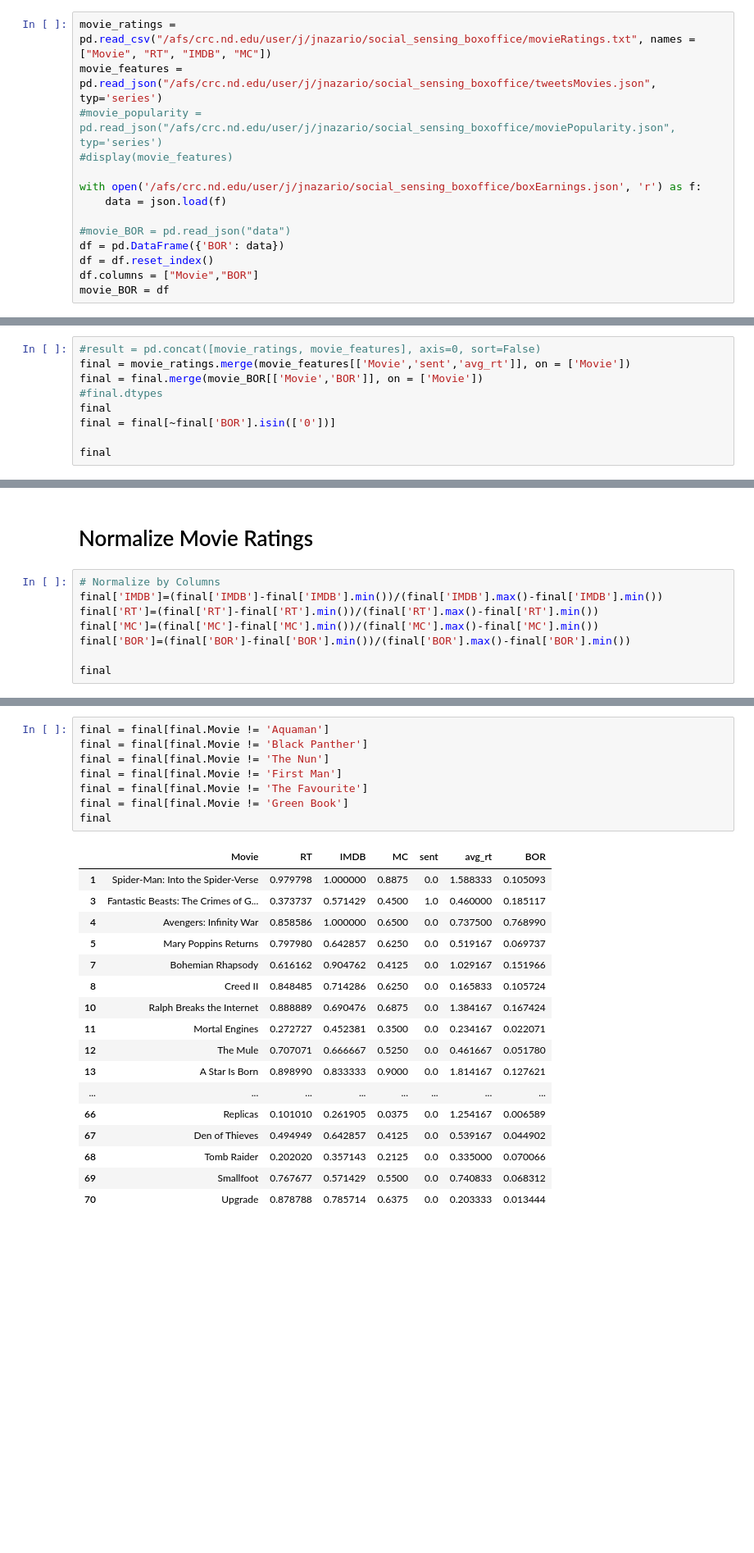
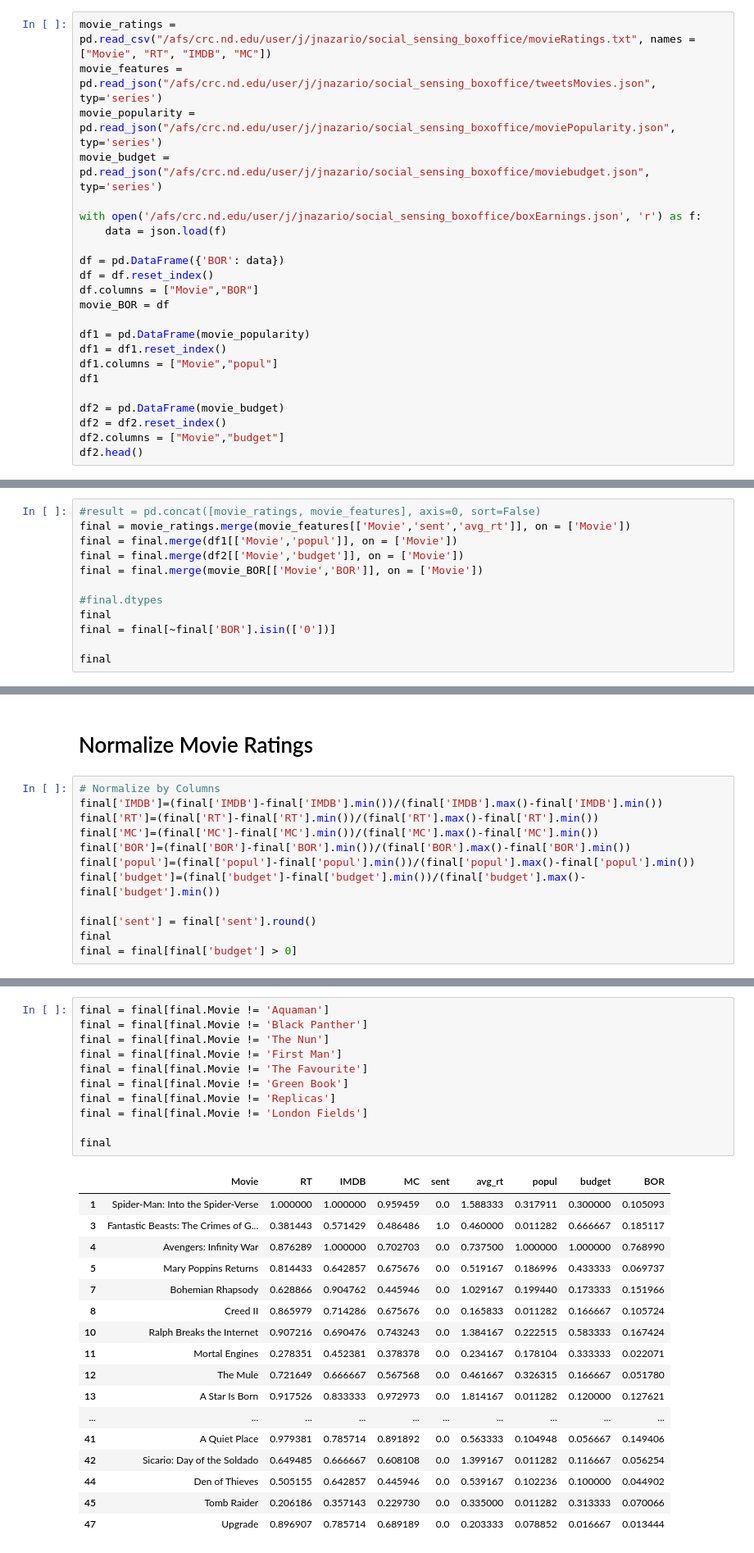
Before and after one commit to jorginazario/social_sensing_boxoffice, a Jupyter notebook: MLinear_Regression.ipynb, the cells around one changed output, grey strips where cells are left out. Shown at 82% size. Drawn from its saved outputs; the diff is of its cells as text; blank space fills up the shorter version.

```diff
--- a/MLinear_Regression.ipynb
+++ b/MLinear_Regression.ipynb
@@ -15,14 +15,23 @@ pd.set_option('display.max_rows', None)
 # %%
 movie_ratings = pd.read_csv("/afs/crc.nd.edu/user/j/jnazario/social_sensing_boxoffice/movieRatings.txt", names = ["Movie", "RT", "IMDB", "MC"])
 movie_features = pd.read_json("/afs/crc.nd.edu/user/j/jnazario/social_sensing_boxoffice/tweetsMovies.json", typ='series')
-#movie_popularity = pd.read_json("/afs/crc.nd.edu/user/j/jnazario/social_sensing_boxoffice/moviePopularity.json", typ='series')
-#display(movie_features)
+movie_popularity = pd.read_json("/afs/crc.nd.edu/user/j/jnazario/social_sensing_boxoffice/moviePopularity.json", typ='series')
+movie_budget = pd.read_json("/afs/crc.nd.edu/user/j/jnazario/social_sensing_boxoffice/moviebudget.json", typ='series')
 
 with open('/afs/crc.nd.edu/user/j/jnazario/social_sensing_boxoffice/boxEarnings.json', 'r') as f:
     data = json.load(f)
 
-#movie_BOR = pd.read_json("data")
 df = pd.DataFrame({'BOR': data})
 df = df.reset_index()
 df.columns = ["Movie","BOR"]
 movie_BOR = df
+
+df1 = pd.DataFrame(movie_popularity)
+df1 = df1.reset_index()
+df1.columns = ["Movie","popul"]
+df1
+
+df2 = pd.DataFrame(movie_budget)
+df2 = df2.reset_index()
+df2.columns = ["Movie","budget"]
+df2.head()
@@ -65,7 +61,10 @@ display(movie_features)
 # %%
 #result = pd.concat([movie_ratings, movie_features], axis=0, sort=False)
 final = movie_ratings.merge(movie_features[['Movie','sent','avg_rt']], on = ['Movie'])
+final = final.merge(df1[['Movie','popul']], on = ['Movie'])
+final = final.merge(df2[['Movie','budget']], on = ['Movie'])
 final = final.merge(movie_BOR[['Movie','BOR']], on = ['Movie'])
+
 #final.dtypes
 final
 final = final[~final['BOR'].isin(['0'])]
@@ -105,5 +96,9 @@ final['IMDB']=(final['IMDB']-final['IMDB'].min())/(final['IMDB'].max()-final['IM
 final['RT']=(final['RT']-final['RT'].min())/(final['RT'].max()-final['RT'].min())
 final['MC']=(final['MC']-final['MC'].min())/(final['MC'].max()-final['MC'].min())
 final['BOR']=(final['BOR']-final['BOR'].min())/(final['BOR'].max()-final['BOR'].min())
+final['popul']=(final['popul']-final['popul'].min())/(final['popul'].max()-final['popul'].min())
+final['budget']=(final['budget']-final['budget'].min())/(final['budget'].max()-final['budget'].min())
 
+final['sent'] = final['sent'].round()
 final
+final = final[final['budget'] > 0]
@@ -149,26 +105,29 @@ final
 # %%
 final = final[final.Movie != 'Aquaman']
 final = final[final.Movie != 'Black Panther']
 final = final[final.Movie != 'The Nun']
 final = final[final.Movie != 'First Man']
 final = final[final.Movie != 'The Favourite']
 final = final[final.Movie != 'Green Book']
+final = final[final.Movie != 'Replicas']
+final = final[final.Movie != 'London Fields']
+
 final
 # %% [output]
-|  | Movie | RT | IMDB | MC | sent | avg_rt | BOR |
-| 1 | Spider-Man: Into the Spider-Verse | 0.979798 | 1.000000 | 0.8875 | 0.0 | 1.588333 | 0.105093 |
-| 3 | Fantastic Beasts: The Crimes of G... | 0.373737 | 0.571429 | 0.4500 | 1.0 | 0.460000 | 0.185117 |
-| 4 | Avengers: Infinity War | 0.858586 | 1.000000 | 0.6500 | 0.0 | 0.737500 | 0.768990 |
-| 5 | Mary Poppins Returns | 0.797980 | 0.642857 | 0.6250 | 0.0 | 0.519167 | 0.069737 |
-| 7 | Bohemian Rhapsody | 0.616162 | 0.904762 | 0.4125 | 0.0 | 1.029167 | 0.151966 |
-| 8 | Creed II | 0.848485 | 0.714286 | 0.6250 | 0.0 | 0.165833 | 0.105724 |
-| 10 | Ralph Breaks the Internet | 0.888889 | 0.690476 | 0.6875 | 0.0 | 1.384167 | 0.167424 |
-| 11 | Mortal Engines | 0.272727 | 0.452381 | 0.3500 | 0.0 | 0.234167 | 0.022071 |
-| 12 | The Mule | 0.707071 | 0.666667 | 0.5250 | 0.0 | 0.461667 | 0.051780 |
-| 13 | A Star Is Born | 0.898990 | 0.833333 | 0.9000 | 0.0 | 1.814167 | 0.127621 |
-| ... | ... | ... | ... | ... | ... | ... | ... |
-| 66 | Replicas | 0.101010 | 0.261905 | 0.0375 | 0.0 | 1.254167 | 0.006589 |
-| 67 | Den of Thieves | 0.494949 | 0.642857 | 0.4125 | 0.0 | 0.539167 | 0.044902 |
-| 68 | Tomb Raider | 0.202020 | 0.357143 | 0.2125 | 0.0 | 0.335000 | 0.070066 |
-| 69 | Smallfoot | 0.767677 | 0.571429 | 0.5500 | 0.0 | 0.740833 | 0.068312 |
-| 70 | Upgrade | 0.878788 | 0.785714 | 0.6375 | 0.0 | 0.203333 | 0.013444 |
+|  | Movie | RT | IMDB | MC | sent | avg_rt | popul | budget | BOR |
+| 1 | Spider-Man: Into the Spider-Verse | 1.000000 | 1.000000 | 0.959459 | 0.0 | 1.588333 | 0.317911 | 0.300000 | 0.105093 |
+| 3 | Fantastic Beasts: The Crimes of G... | 0.381443 | 0.571429 | 0.486486 | 1.0 | 0.460000 | 0.011282 | 0.666667 | 0.185117 |
+| 4 | Avengers: Infinity War | 0.876289 | 1.000000 | 0.702703 | 0.0 | 0.737500 | 1.000000 | 1.000000 | 0.768990 |
+| 5 | Mary Poppins Returns | 0.814433 | 0.642857 | 0.675676 | 0.0 | 0.519167 | 0.186996 | 0.433333 | 0.069737 |
+| 7 | Bohemian Rhapsody | 0.628866 | 0.904762 | 0.445946 | 0.0 | 1.029167 | 0.199440 | 0.173333 | 0.151966 |
+| 8 | Creed II | 0.865979 | 0.714286 | 0.675676 | 0.0 | 0.165833 | 0.011282 | 0.166667 | 0.105724 |
+| 10 | Ralph Breaks the Internet | 0.907216 | 0.690476 | 0.743243 | 0.0 | 1.384167 | 0.222515 | 0.583333 | 0.167424 |
+| 11 | Mortal Engines | 0.278351 | 0.452381 | 0.378378 | 0.0 | 0.234167 | 0.178104 | 0.333333 | 0.022071 |
+| 12 | The Mule | 0.721649 | 0.666667 | 0.567568 | 0.0 | 0.461667 | 0.326315 | 0.166667 | 0.051780 |
+| 13 | A Star Is Born | 0.917526 | 0.833333 | 0.972973 | 0.0 | 1.814167 | 0.011282 | 0.120000 | 0.127621 |
+| ... | ... | ... | ... | ... | ... | ... | ... | ... | ... |
+| 41 | A Quiet Place | 0.979381 | 0.785714 | 0.891892 | 0.0 | 0.563333 | 0.104948 | 0.056667 | 0.149406 |
+| 42 | Sicario: Day of the Soldado | 0.649485 | 0.666667 | 0.608108 | 0.0 | 1.399167 | 0.011282 | 0.116667 | 0.056254 |
+| 44 | Den of Thieves | 0.505155 | 0.642857 | 0.445946 | 0.0 | 0.539167 | 0.102236 | 0.100000 | 0.044902 |
+| 45 | Tomb Raider | 0.206186 | 0.357143 | 0.229730 | 0.0 | 0.335000 | 0.011282 | 0.313333 | 0.070066 |
+| 47 | Upgrade | 0.896907 | 0.785714 | 0.689189 | 0.0 | 0.203333 | 0.078852 | 0.016667 | 0.013444 |
```
Also changed, not shown: parts of 16 cells of this notebook.
